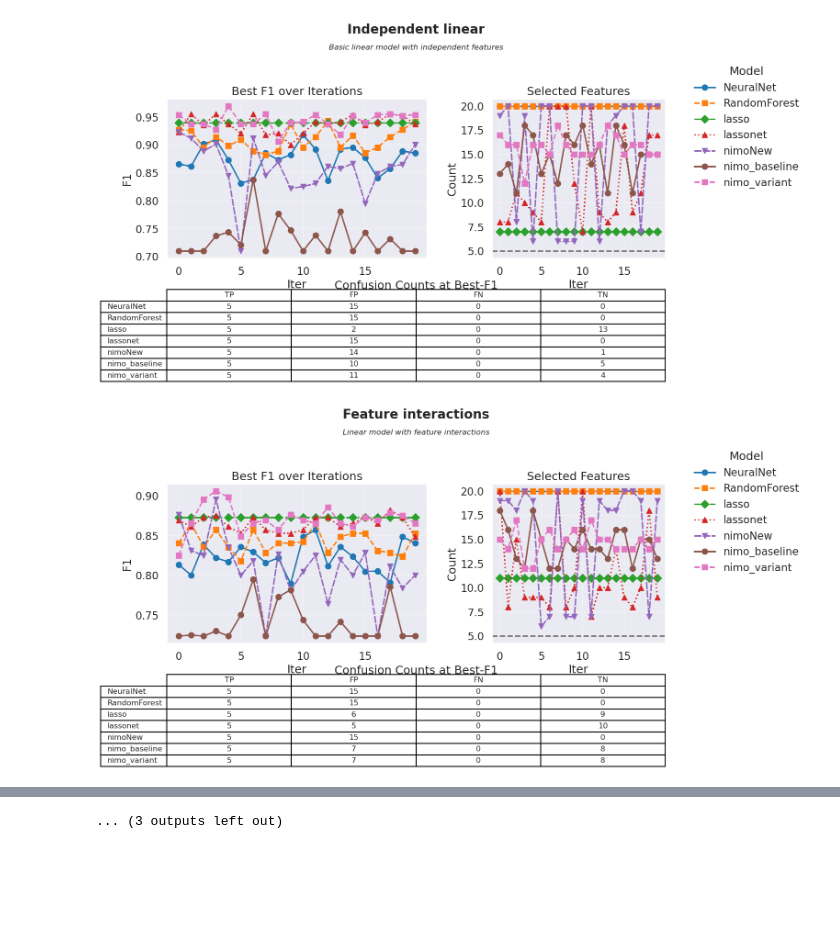
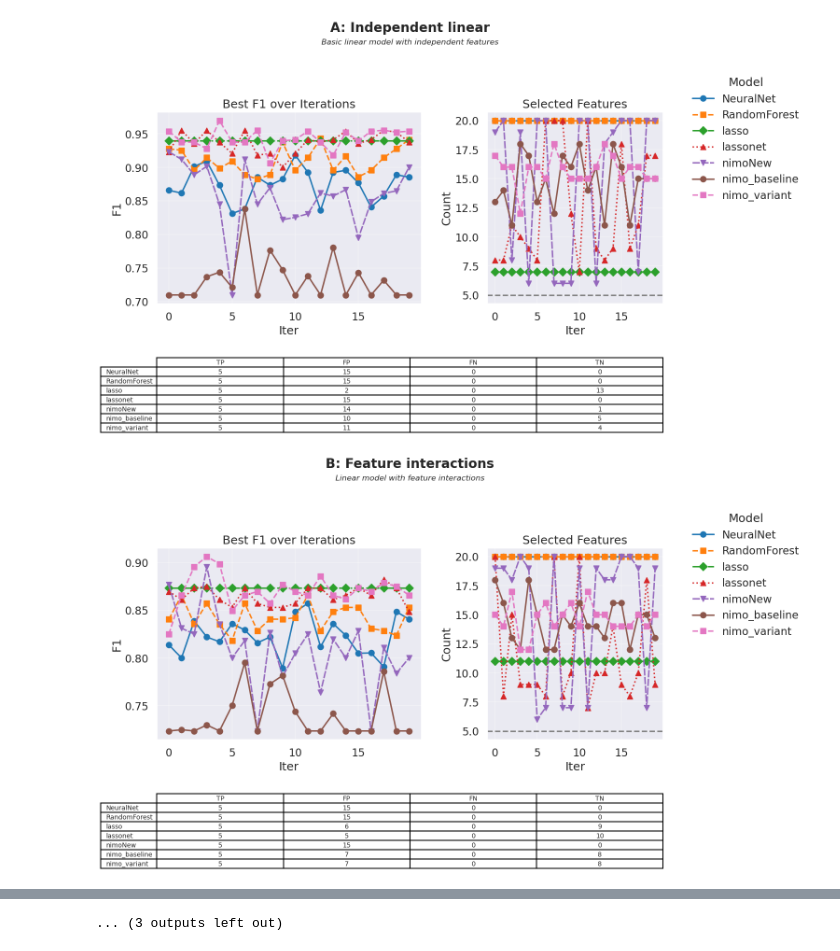
Before and after one commit to erdemkoca/master-thesis, a Jupyter notebook: notebooks/04_plotting_synthetic_results.ipynb, the cells around one changed output, grey strips where cells are left out. Drawn from its saved outputs; the diff is of its cells as text; code cells hidden in the pictures; blank space fills up the shorter version.

Commit message:
make plots even better

```diff
--- a/notebooks/04_plotting_synthetic_results.ipynb
+++ b/notebooks/04_plotting_synthetic_results.ipynb
@@ -1,6 +1,12 @@
 # %%
 import pandas as pd, ast, textwrap
 import matplotlib.pyplot as plt, seaborn as sns
+
+import matplotlib as mpl
+# Ensure we get DejaVu Sans (ships with matplotlib & covers most unicode):
+mpl.rcParams['font.family'] = 'DejaVu Sans'
+# You can also explicitly set:
+mpl.rcParams['font.sans-serif'] = ['DejaVu Sans']
 
 sns.set_context("talk")
 
@@ -43,16 +49,18 @@ for scen in scenarios:
     # --- layout ---
     fig = plt.figure(figsize=(14,10))
     gs  = fig.add_gridspec(3,2,
-        height_ratios=[0.5, 2, 1],
+        height_ratios=[0.4, 6, 1.5],
         width_ratios =[3, 2],
-        hspace=0.4, wspace=0.3
+        hspace=0.8, wspace=0.3
     )
+
+    fig.subplots_adjust(bottom=0.05)
 
     # title & subtitle row (spans both cols)
     axT = fig.add_subplot(gs[0,:])
     axT.axis('off')
-    axT.text(0.5,0.7, desc_s, fontsize=20, fontweight='bold', ha='center')
-    axT.text(0.5,0.3, "\n".join(textwrap.wrap(desc_l, 60)),
+    axT.text(0.5,1, scen + ": "+ desc_s, fontsize=20, fontweight='bold', ha='center')
+    axT.text(0.5,0, "\n".join(textwrap.wrap(desc_l, 60)),
              fontsize=12, style='italic', ha='center')
 
     # F1 plot
@@ -91,8 +99,9 @@ for scen in scenarios:
                     rowLabels=cm_df.index,
                     colLabels=cm_df.columns,
                     cellLoc='center', loc='center')
-    tbl.auto_set_font_size(False); tbl.set_fontsize(12); tbl.scale(1,1.5)
-    ax3.set_title("Confusion Counts at Best‐F1", pad=10)
+    tbl.scale(1, 1.2)        # weniger vertikaler Stretch
+    tbl.auto_set_font_size(True)
+    tbl.set_fontsize(10)     # etwas kleinere Schrift
 
     plt.show()
 # -------------------------------
@@ -110,32 +119,32 @@ plt.xlabel("Mean best_f1", fontsize=12)
 plt.xlim(0, 1)
 plt.grid(axis='x', alpha=0.3)
 plt.tight_layout()
 plt.show()
 
 
 # -------------------------------
 # 4) Predictive F1 Heatmap (Mean best_f1)
 # -------------------------------
 heat_df = df.pivot_table(
     index='scenario', columns='model_name', values='best_f1', aggfunc='mean'
 )
 n_scen     = heat_df.shape[0]
 fig_height = max(4, n_scen * 0.8)
 
 fig, ax = plt.subplots(figsize=(12, fig_height))
 vmin, vmax = heat_df.values.min(), heat_df.values.max()
 sns.heatmap(
     heat_df, annot=True, fmt=".3f",
     cmap="RdYlBu_r", vmin=vmin, vmax=vmax,
     cbar_kws={'label': 'Mean Predictive F1'},
     linewidths=0.5, linecolor='gray', ax=ax
 )
 ax.set_title("Mean Predictive F1 by Scenario and Model", fontsize=16, fontweight='bold')
 ax.set_ylabel("Scenario", fontsize=12)
 ax.set_xlabel("Model", fontsize=12)
 
 fig.tight_layout(rect=(0, 0, 0.85, 0.88))
 plt.show()
 # %% [output]
-[figure, old version]
+[figure, new version]
-[figure, old version]
+[figure, new version]
```
Also changed, not shown: parts of 1 cell of this notebook.
